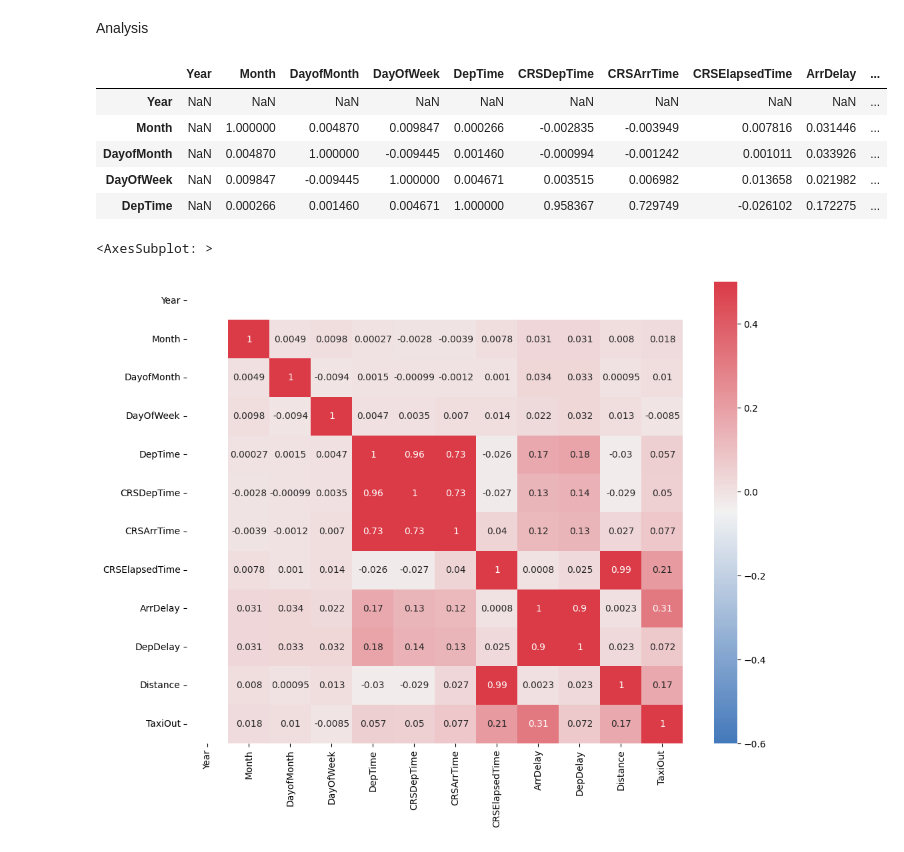
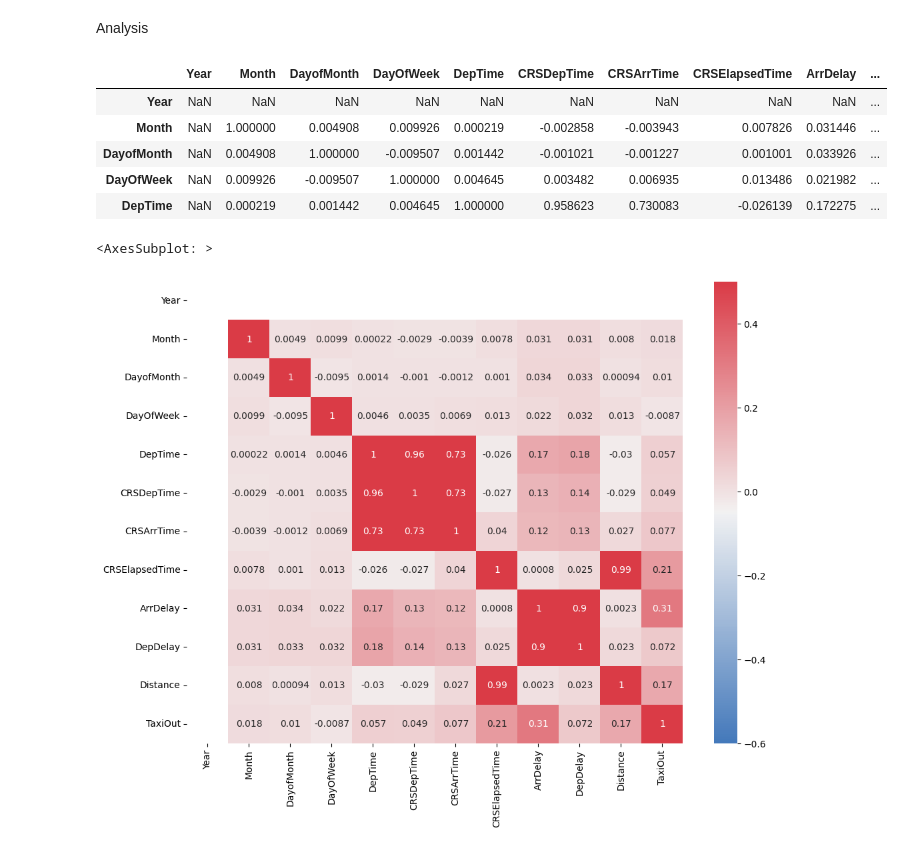
Before and after one commit to Elena-Gomez-Orihuel/bigData, a Jupyter notebook: exploration.ipynb, the cells around one changed output. Drawn from its saved outputs; the diff is of its cells as text; code cells hidden in the pictures.

```diff
--- a/exploration.ipynb
+++ b/exploration.ipynb
@@ -94,6 +94,13 @@ Number of missing values in each column
 | NASDelay | 5683047 |
 | SecurityDelay | 5683047 |
 | LateAircraftDelay | 5683047 |
+# %%
+#Drop the columns containing only missing values
+data = data.drop(['CarrierDelay', 'WeatherDelay', 'NASDelay', 'SecurityDelay', 'LateAircraftDelay'], axis = 1)
+# %%
+#eliminating cancelled flights and cancellation columns
+data = data[data.Cancelled != 1]
+data = data.drop(['Cancelled', 'CancellationCode'], axis = 1)
 # %%
 #Drop the rows with missing values
 data = data.dropna(axis = 0)
@@ -106,6 +112,6 @@ data = data[data.Cancelled != 1]
 # %%
 #removing forbidden variables and other with no useful information
-data = data.drop(['ArrTime', 'AirTime', 'ActualElapsedTime', 'TaxiIn', 'Diverted', 'CarrierDelay', 'WeatherDelay', 'NASDelay', 'SecurityDelay', 'LateAircraftDelay', 'UniqueCarrier', 'FlightNum', 'TailNum', 'Cancelled', 'CancellationCode'], axis =1)
+data = data.drop(['ArrTime', 'AirTime', 'ActualElapsedTime', 'TaxiIn', 'Diverted', 'UniqueCarrier', 'FlightNum', 'TailNum'], axis =1)
 data.head(5)
 # %% [output]
 |  | Year | Month | DayofMonth | DayOfWeek | DepTime | CRSDepTime | CRSArrTime | CRSElapsedTime | ArrDelay | ... |
@@ -112,8 +122,0 @@ data.head(5)
-# %%
-#Encoding the categorical variables
-data["Origin"]= data["Origin"].astype('category')
-data["Origin"]= data["Origin"].cat.codes
-data["Dest"]= data["Dest"].astype('category')
-data["Dest"]= data["Dest"].cat.codes
-data.dtypes
-data.head(15)
@@ -123,16 +124,16 @@ data.head(15)
 Analysis
 # %%
 # analysis of the correlation matrix for numerical variables
-data_numerical = data_droped.drop(['Origin', 'Dest'], axis = 1)
+data_numerical = data.drop(['Origin', 'Dest'], axis = 1)
 corr = data_numerical.corr(method = 'pearson')
 corr.head(5)
 # %% [output]
 |  | Year | Month | DayofMonth | DayOfWeek | DepTime | CRSDepTime | CRSArrTime | CRSElapsedTime | ArrDelay | ... |
 | Year | NaN | NaN | NaN | NaN | NaN | NaN | NaN | NaN | NaN | ... |
-| Month | NaN | 1.000000 | 0.004870 | 0.009847 | 0.000266 | -0.002835 | -0.003949 | 0.007816 | 0.031446 | ... |
-| DayofMonth | NaN | 0.004870 | 1.000000 | -0.009445 | 0.001460 | -0.000994 | -0.001242 | 0.001011 | 0.033926 | ... |
-| DayOfWeek | NaN | 0.009847 | -0.009445 | 1.000000 | 0.004671 | 0.003515 | 0.006982 | 0.013658 | 0.021982 | ... |
-| DepTime | NaN | 0.000266 | 0.001460 | 0.004671 | 1.000000 | 0.958367 | 0.729749 | -0.026102 | 0.172275 | ... |
+| Month | NaN | 1.000000 | 0.004908 | 0.009926 | 0.000219 | -0.002858 | -0.003943 | 0.007826 | 0.031446 | ... |
+| DayofMonth | NaN | 0.004908 | 1.000000 | -0.009507 | 0.001442 | -0.001021 | -0.001227 | 0.001001 | 0.033926 | ... |
+| DayOfWeek | NaN | 0.009926 | -0.009507 | 1.000000 | 0.004645 | 0.003482 | 0.006935 | 0.013486 | 0.021982 | ... |
+| DepTime | NaN | 0.000219 | 0.001442 | 0.004645 | 1.000000 | 0.958623 | 0.730083 | -0.026139 | 0.172275 | ... |
 # %%
 #plotting the correlation matrix
 f, ax = plt.pyplot.subplots(figsize=(12, 9))
@@ -140,4 +141,4 @@ cmap = sns.diverging_palette(250, 10, as_cmap=True)
 sns.heatmap(corr, annot=True, vmin = -0.6 , vmax=0.5, cmap = cmap)
 # %% [output]
 <AxesSubplot: >
-[figure, old version]
+[figure, new version]
```
Also changed, not shown: parts of 7 cells of this notebook, 1 other file.
